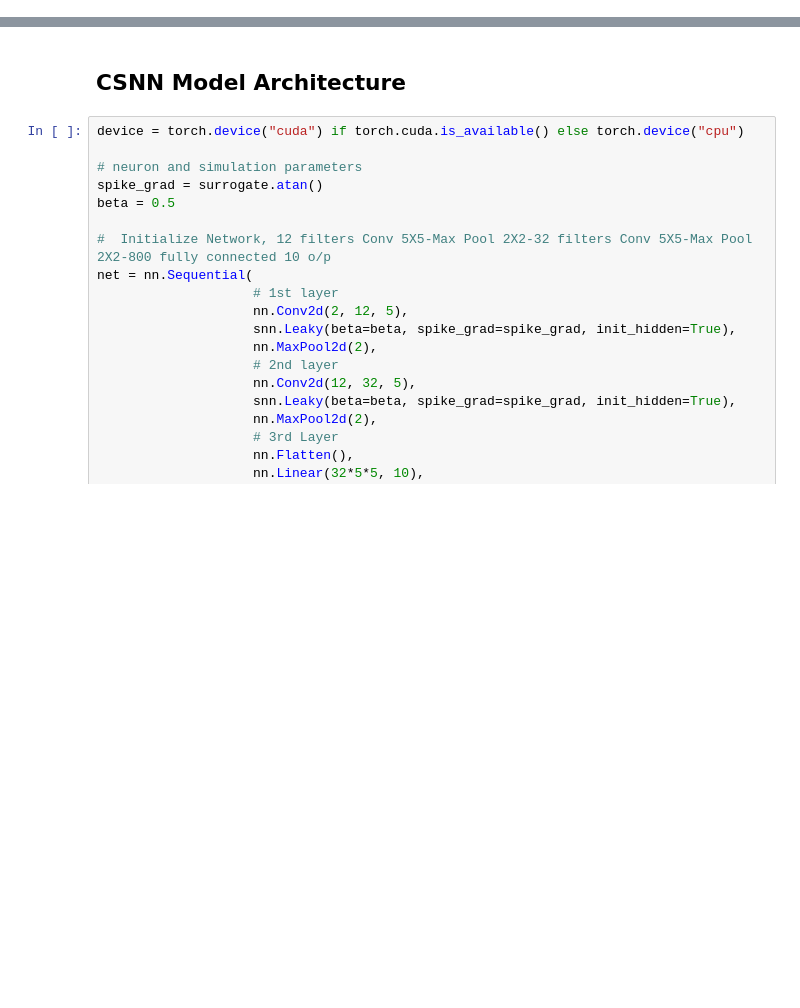
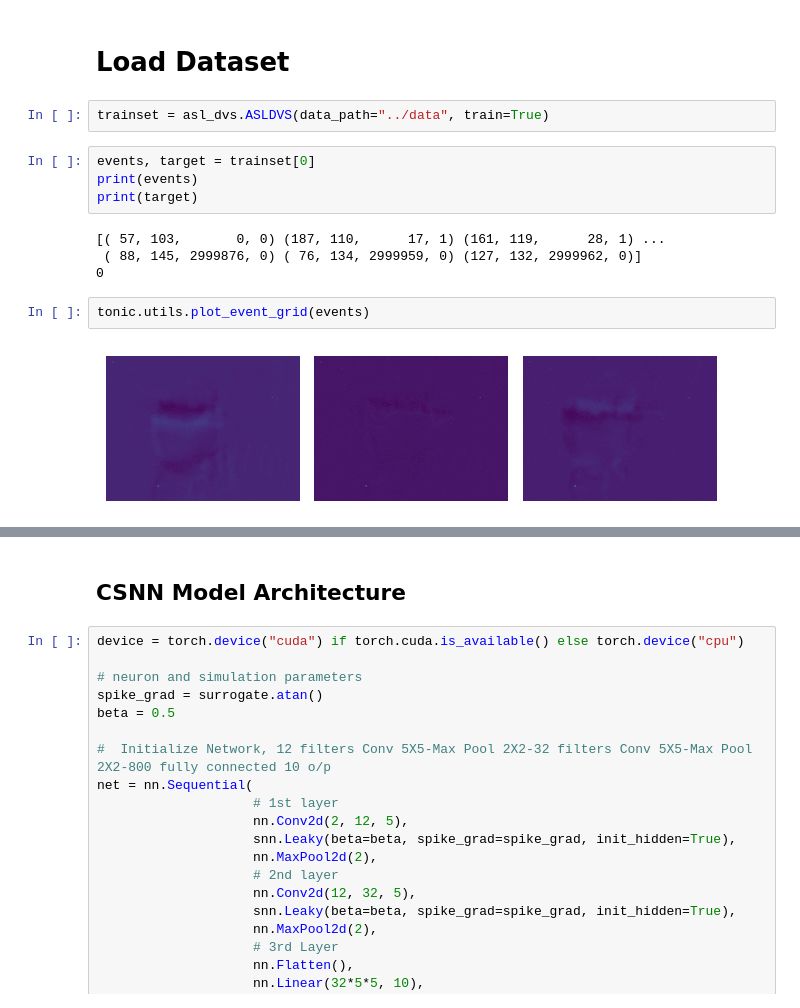
Before and after one commit to patelria007/COSC525_ASL_SNN, a Jupyter notebook: src/asl_csnn.ipynb, the cells around one changed output, grey strips where cells are left out. Saved outputs shown, nothing was run; the diff lists cells and outputs as text; blank space fills up the shorter version.

Commit message:
added dataset class - loading like snntorch tutorial

```diff
--- a/src/asl_csnn.ipynb
+++ b/src/asl_csnn.ipynb
@@ -99,0 +33,16 @@ class ASLDVS(Dataset):
+# %% [markdown]
+# Load Dataset
+# %%
+trainset = asl_dvs.ASLDVS(data_path="../data", train=True)
+# %%
+events, target = trainset[0]
+print(events)
+print(target)
+# %% [output]
+[( 57, 103,       0, 0) (187, 110,      17, 1) (161, 119,      28, 1) ...
+ ( 88, 145, 2999876, 0) ( 76, 134, 2999959, 0) (127, 132, 2999962, 0)]
+0
+# %%
+tonic.utils.plot_event_grid(events)
+# %% [output]
+[figure, added]
```
Also changed, not shown: parts of 4 cells of this notebook, 3 other files.
